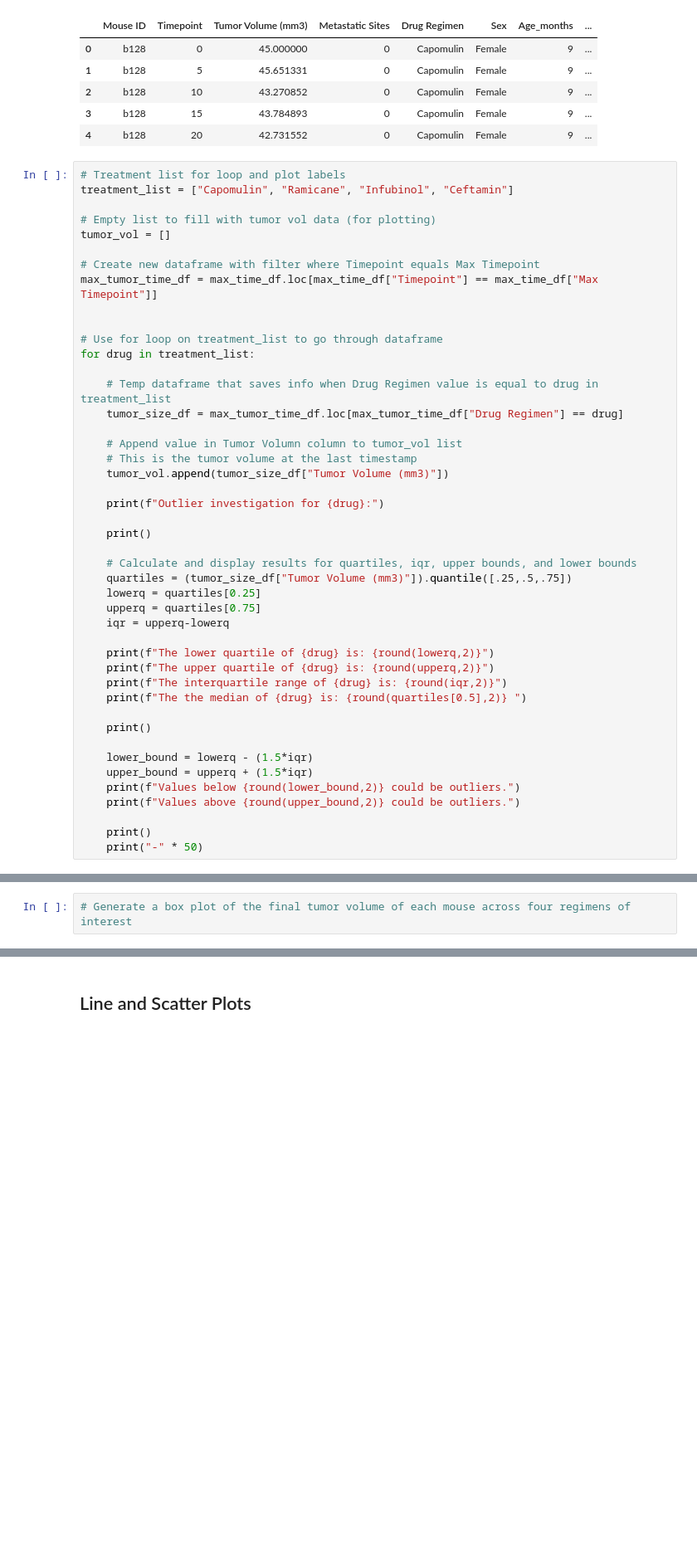
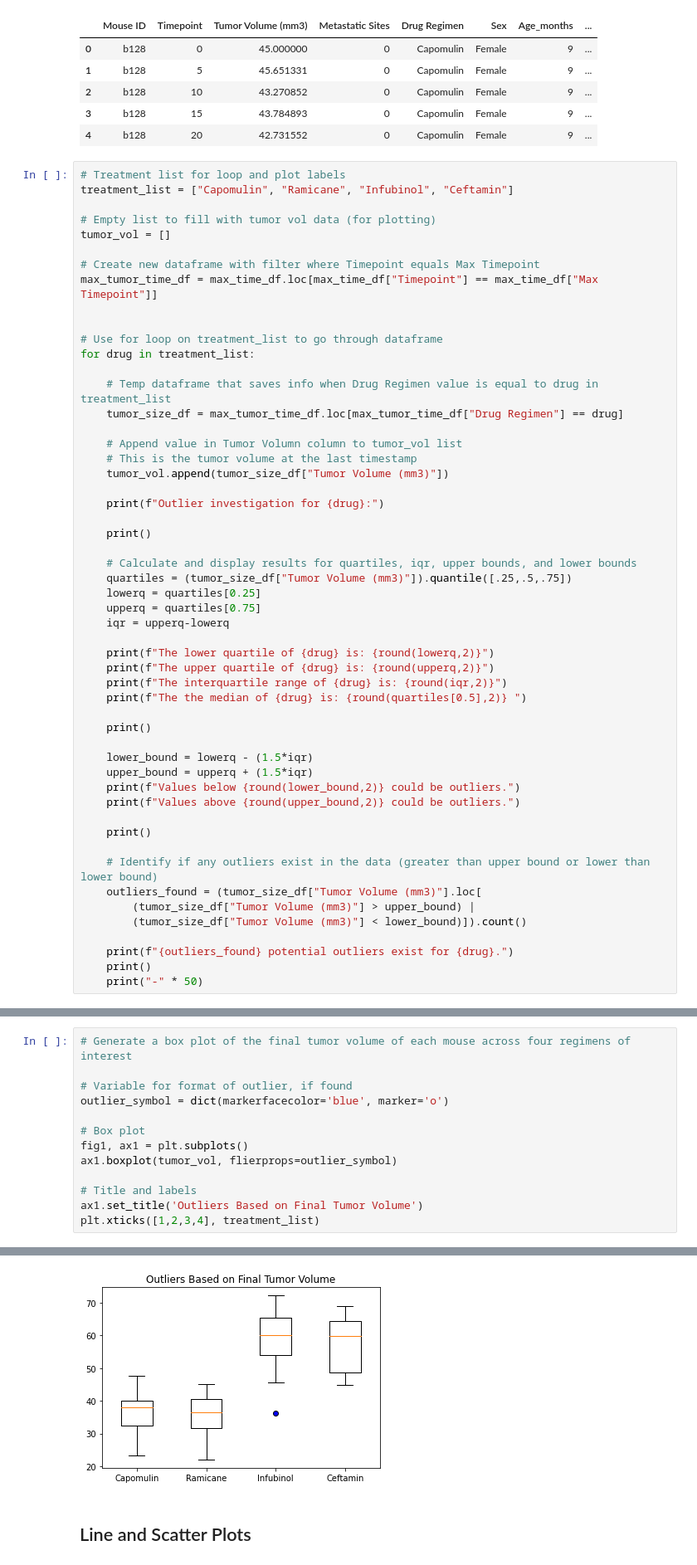
Before and after one commit to Seltsam1/matplotlib-pharmaceutical-analysis, a Jupyter notebook: pharmaceutical-analysis.ipynb, the cells around one changed output, grey strips where cells are left out. Shown at 83% size. Cells and saved outputs as stored; diff of their text form; blank space fills up the shorter version.

Commit message:
Updated pharmaceutical-analysis.ipynb
Additional outlier analysis

```diff
--- a/pharmaceutical-analysis.ipynb
+++ b/pharmaceutical-analysis.ipynb
@@ -361,6 +361,14 @@ for drug in treatment_list:
     print(f"Values above {round(upper_bound,2)} could be outliers.")
 
     print()
+
+    # Identify if any outliers exist in the data (greater than upper bound or lower than lower bound)
+    outliers_found = (tumor_size_df["Tumor Volume (mm3)"].loc[
+        (tumor_size_df["Tumor Volume (mm3)"] > upper_bound) |
+        (tumor_size_df["Tumor Volume (mm3)"] < lower_bound)]).count()
+
+    print(f"{outliers_found} potential outliers exist for {drug}.")
+    print()
     print("-" * 50)
 # %% [output]
 Outlier investigation for Capomulin:
@@ -382,3 +390,15 @@ Values above 87.67 could be outliers.
 --------------------------------------------------
 # %%
 # Generate a box plot of the final tumor volume of each mouse across four regimens of interest
+
+# Variable for format of outlier, if found
+outlier_symbol = dict(markerfacecolor='blue', marker='o')
+
+# Box plot
+fig1, ax1 = plt.subplots()
+ax1.boxplot(tumor_vol, flierprops=outlier_symbol)
+
+# Title and labels
+ax1.set_title('Outliers Based on Final Tumor Volume')
+plt.xticks([1,2,3,4], treatment_list)
+# %% [output]
@@ -385,3 +413,4 @@ Values above 87.67 could be outliers.
+[figure, added]
 # %% [markdown]
 ## Line and Scatter Plots
 # %%
```
Also changed, not shown: parts of 3 cells of this notebook.
